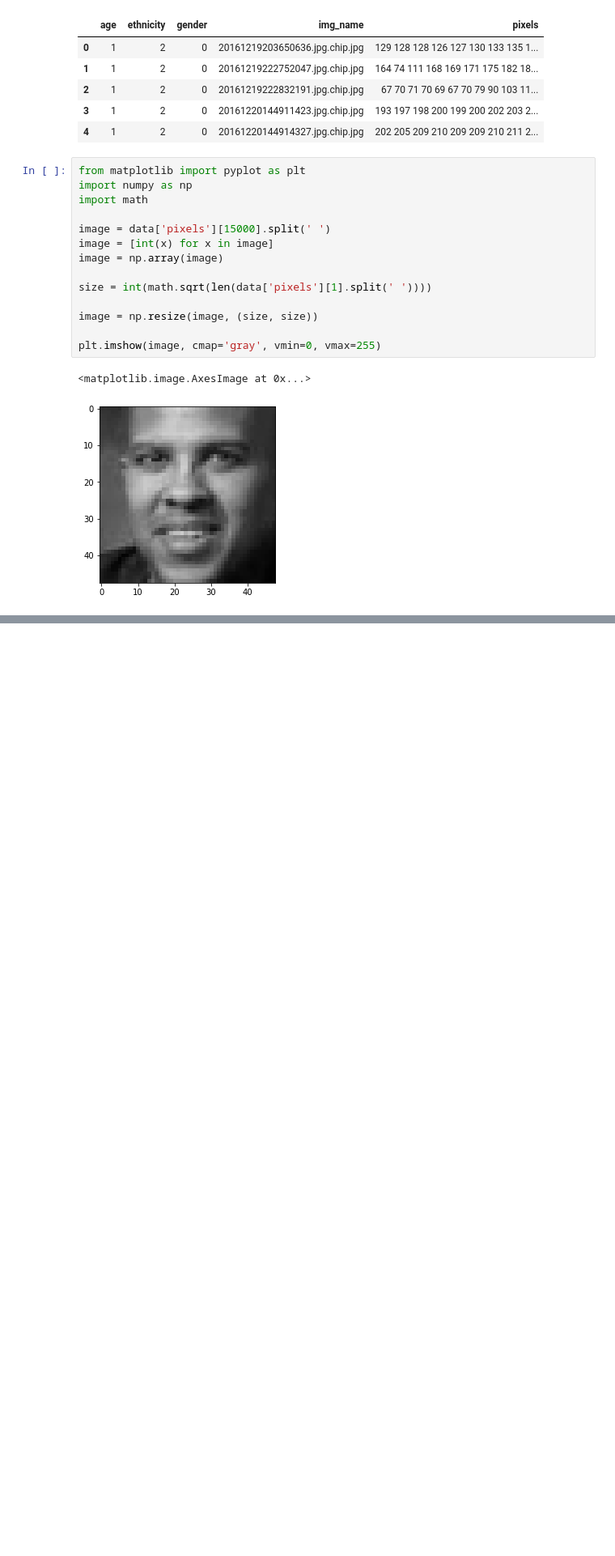
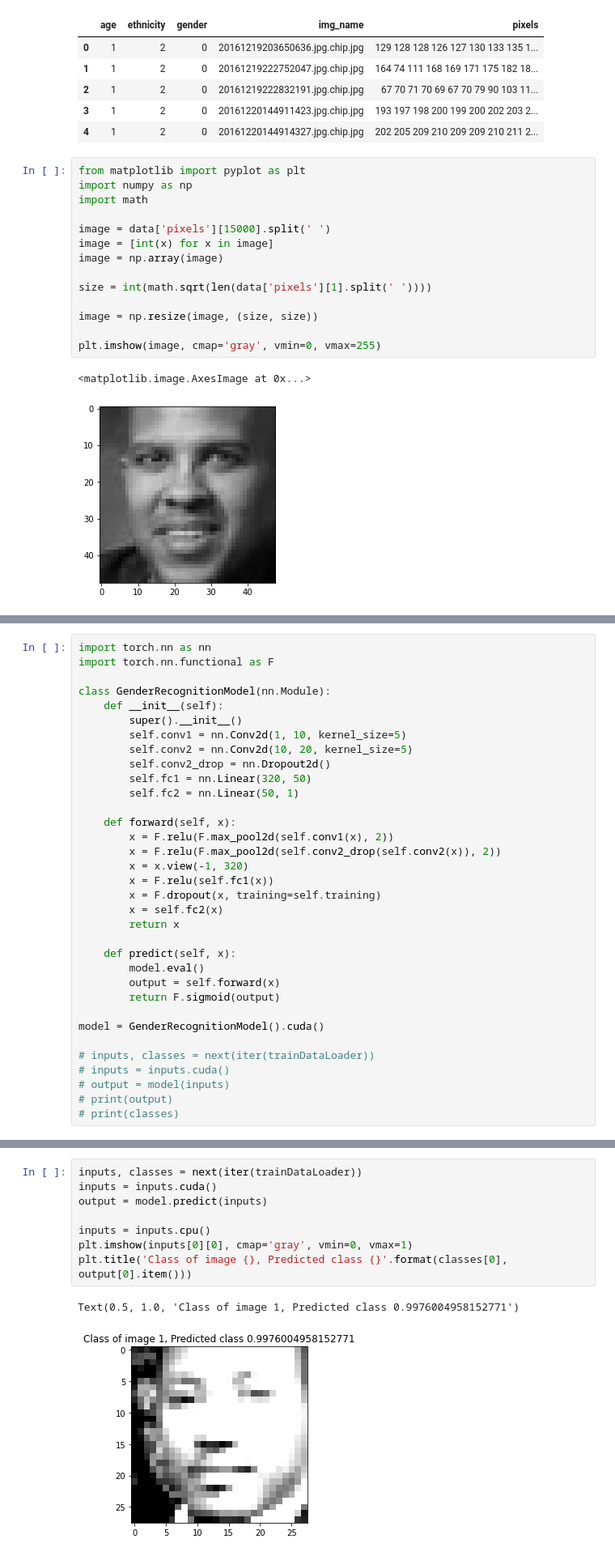
Before and after one commit to Goalt/genderfacerecognition, a Jupyter notebook: code.ipynb, the cells around one changed output, grey strips where cells are left out. Shown at 81% size. Drawn from its saved outputs; the diff is of its cells as text; blank space fills up the shorter version.

```diff
--- a/code.ipynb
+++ b/code.ipynb
@@ -79,0 +134,34 @@ dumpImages(val, './val')
+# %%
+import torch.nn as nn
+import torch.nn.functional as F
+
+class GenderRecognitionModel(nn.Module):
+    def __init__(self):
+        super().__init__()
+        self.conv1 = nn.Conv2d(1, 10, kernel_size=5)
+        self.conv2 = nn.Conv2d(10, 20, kernel_size=5)
+        self.conv2_drop = nn.Dropout2d()
+        self.fc1 = nn.Linear(320, 50)
+        self.fc2 = nn.Linear(50, 1)
+
+    def forward(self, x):
+        x = F.relu(F.max_pool2d(self.conv1(x), 2))
+        x = F.relu(F.max_pool2d(self.conv2_drop(self.conv2(x)), 2))
+        x = x.view(-1, 320)
+        x = F.relu(self.fc1(x))
+        x = F.dropout(x, training=self.training)
+        x = self.fc2(x)
+        return x
+
+    def predict(self, x):
+        model.eval()
+        output = self.forward(x)
+        return F.sigmoid(output)
+
+model = GenderRecognitionModel().cuda()
+
+# inputs, classes = next(iter(trainDataLoader))
+# inputs = inputs.cuda()
+# output = model(inputs)
+# print(output)
+# print(classes)
@@ -79,0 +212,11 @@ dumpImages(val, './val')
+# %%
+inputs, classes = next(iter(trainDataLoader))
+inputs = inputs.cuda()
+output = model.predict(inputs)
+
+inputs = inputs.cpu()
+plt.imshow(inputs[0][0], cmap='gray', vmin=0, vmax=1)
+plt.title('Class of image {}, Predicted class {}'.format(classes[0], output[0].item()))
+# %% [output]
+Text(0.5, 1.0, 'Class of image 1, Predicted class 0.9976004958152771')
+[figure, added]
```
Also changed, not shown: parts of 5 cells of this notebook.
